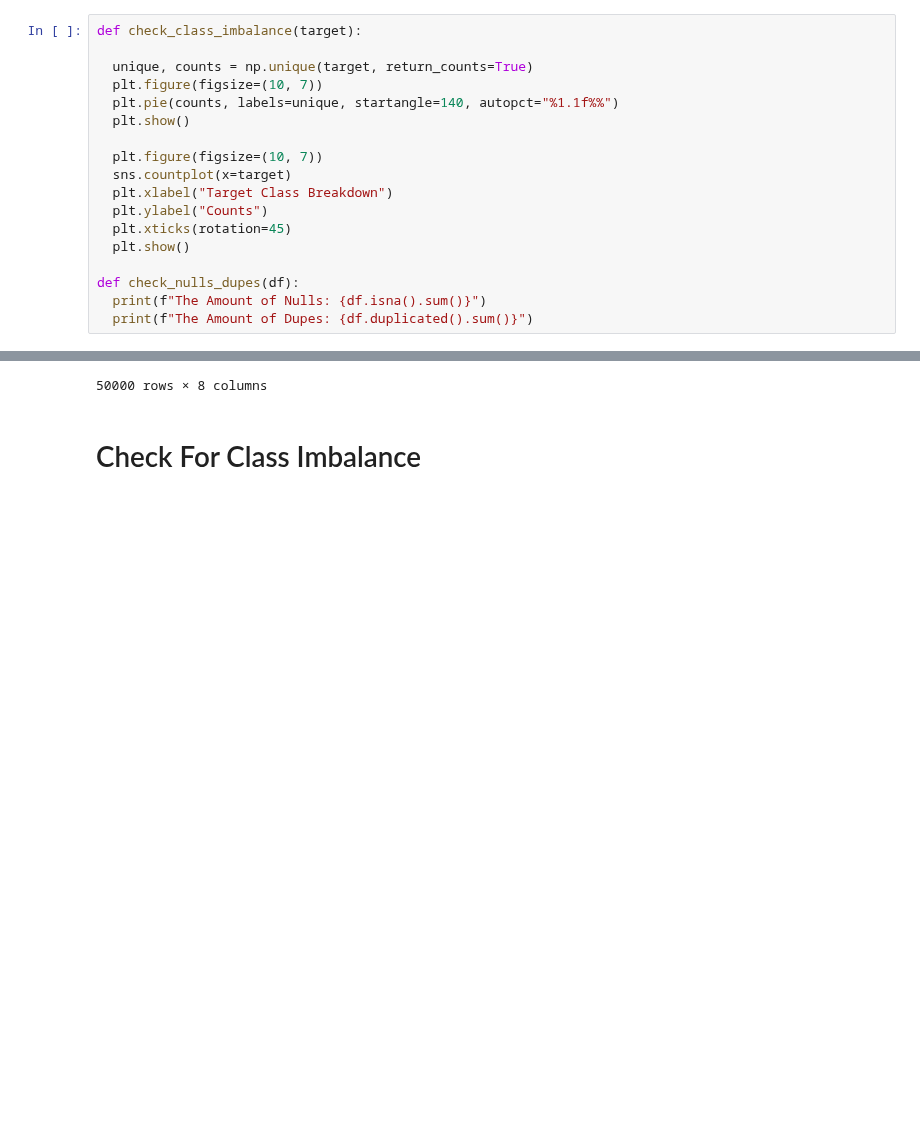
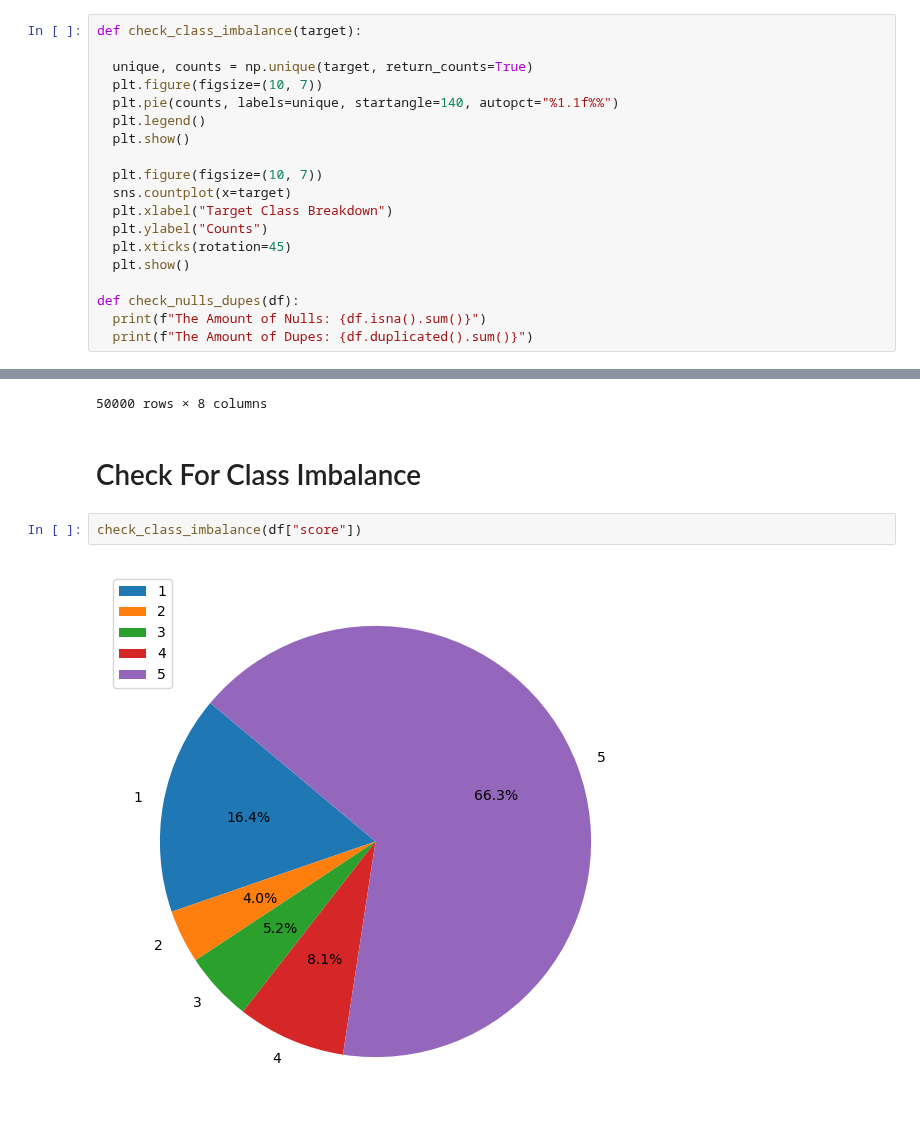
Before and after one commit to MaukanMir/NLP-Facebook-Reviews, a Jupyter notebook: training.ipynb, the cells around one changed output, grey strips where cells are left out. Drawn from its saved outputs; the diff is of its cells as text; blank space fills up the shorter version.

```diff
--- a/training.ipynb
+++ b/training.ipynb
@@ -15,6 +15,7 @@ def check_class_imbalance(target):
   unique, counts = np.unique(target, return_counts=True)
   plt.figure(figsize=(10, 7))
   plt.pie(counts, labels=unique, startangle=140, autopct="%1.1f%%")
+  plt.legend()
   plt.show()
 
   plt.figure(figsize=(10, 7))
@@ -48,3 +49,7 @@ df
 50000 rows × 8 columns
 # %% [markdown]
 # Check For Class Imbalance
+# %%
+check_class_imbalance(df["score"])
+# %% [output]
+[figure, added]
```
Also changed, not shown: parts of 1 cell of this notebook.
